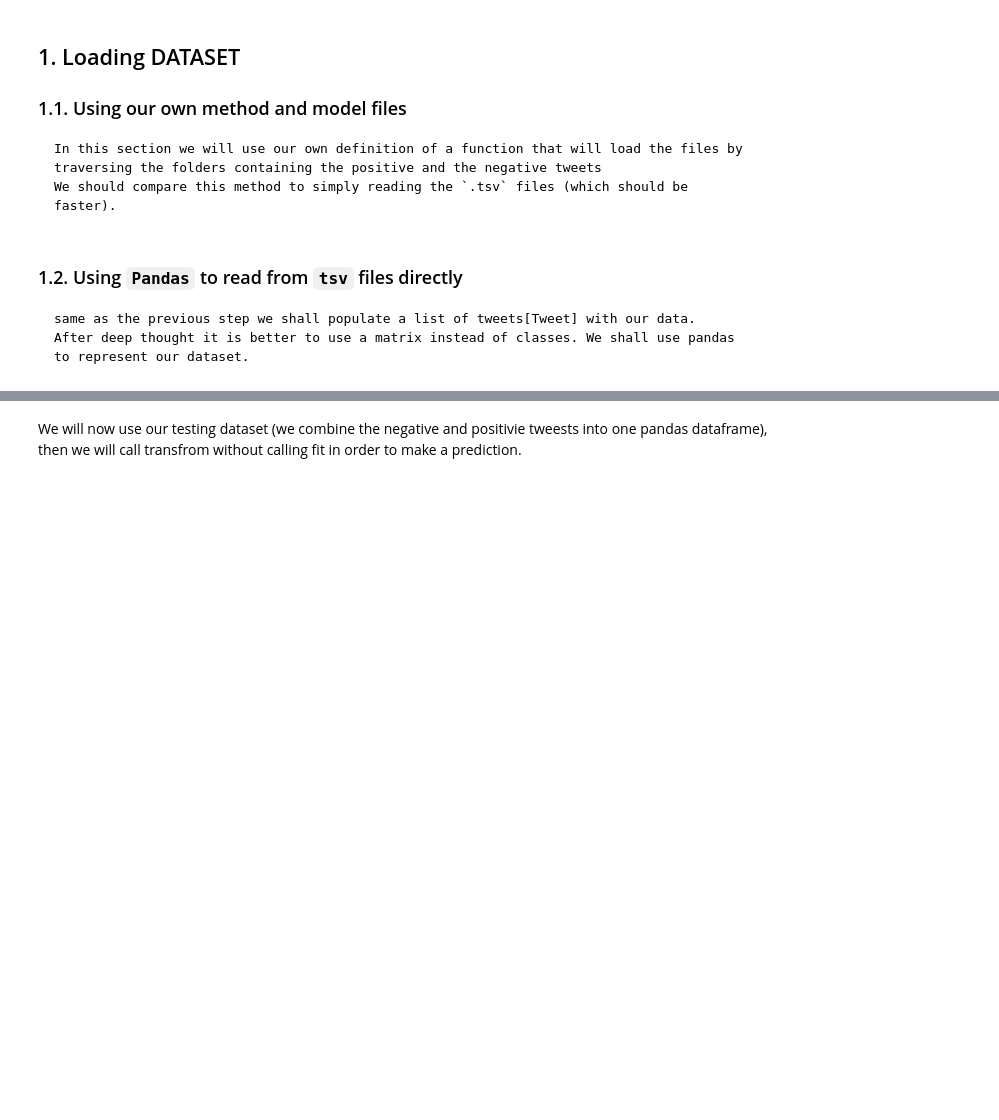
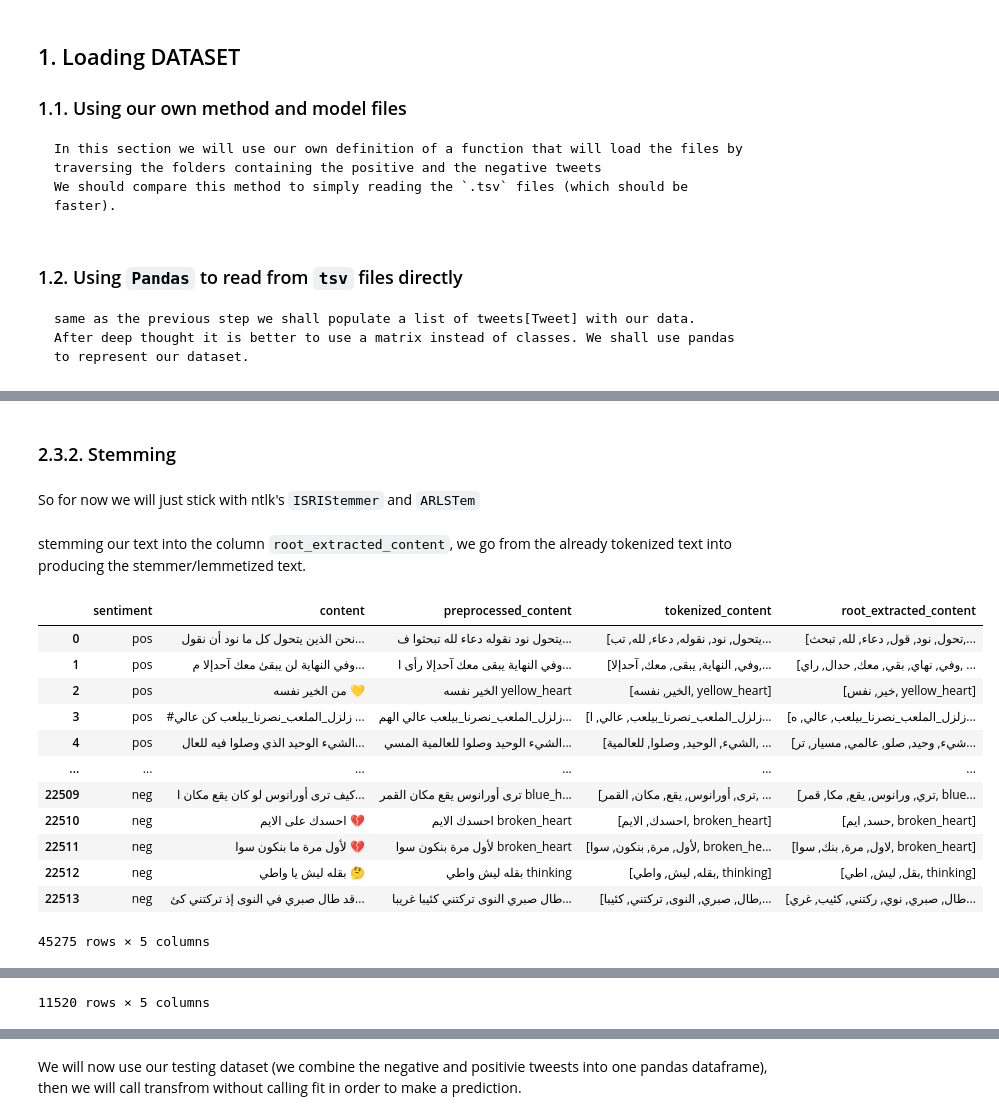
Before and after one commit to fayssalElAnsari/tatia-project, a Jupyter notebook: kaggle_notebook.ipynb, the cells around one changed output, grey strips where cells are left out. Drawn from its saved outputs; the diff is of its cells as text; code cells hidden in the pictures; blank space fills up the shorter version.

```diff
--- a/kaggle_notebook.ipynb
+++ b/kaggle_notebook.ipynb
@@ -296,0 +309,14 @@ X_train_counts.shape
+# %%
+X_train['preprocessed_content'] = X_train.content.apply(remove_stop_words)
+# X_train.content = X_train.preprocessed_content.apply(remove_emojis)
+X_train.preprocessed_content = X_train.preprocessed_content.apply(decode_emojis)
+X_train.preprocessed_content = X_train.preprocessed_content.apply(remove_punctuation)
+X_train.preprocessed_content = X_train.preprocessed_content.apply(remove_diactrics)
+display(X_train)
+
+X_test['preprocessed_content'] = X_test.content.apply(remove_stop_words)
+# X_test.content = X_test.preprocessed_content.apply(remove_emojis)
+X_test.preprocessed_content = X_test.preprocessed_content.apply(decode_emojis)
+X_test.preprocessed_content = X_test.preprocessed_content.apply(remove_punctuation)
+X_test.preprocessed_content = X_test.preprocessed_content.apply(remove_diactrics)
+display(X_test)
@@ -296,0 +404,4 @@ X_train_counts.shape
+# %% [markdown]
+### 2.3.2. Stemming
+# %% [markdown]
+So for now we will just stick with ntlk's `ISRIStemmer` and `ARLSTem`
@@ -296,0 +420,22 @@ X_train_counts.shape
+# %% [markdown]
+stemming our text into the column `root_extracted_content`, we go from the already tokenized text into producing the stemmer/lemmetized text.
+# %%
+X_train['root_extracted_content'] = X_train.tokenized_content.apply(stem)
+display(X_train)
+
+X_test['root_extracted_content'] = X_test.tokenized_content.apply(stem)
+display(X_test)
+# %% [output]
+|  | sentiment | content | preprocessed_content | tokenized_content | root_extracted_content |
+| 0 | pos | نحن الذين يتحول كل ما نود أن نقول... | يتحول نود نقوله دعاء لله تبحثوا ف... | [يتحول, نود, نقوله, دعاء, لله, تب... | [تحول, نود, قول, دعاء, لله, تبحث,... |
+| 1 | pos | وفي النهاية لن يبقىٰ معك آحدإلا م... | وفي النهاية يبقى معك آحدإلا رأى ا... | [وفي, النهاية, يبقى, معك, آحدإلا,... | [وفي, نهاي, بقي, معك, حدال, راي, ... |
+| 2 | pos | من الخير نفسه 💛 | الخير نفسه yellow_heart | [الخير, نفسه, yellow_heart] | [خير, نفس, yellow_heart] |
+| 3 | pos | #زلزل_الملعب_نصرنا_بيلعب كن عالي ... | زلزل_الملعب_نصرنا_بيلعب عالي الهم... | [زلزل_الملعب_نصرنا_بيلعب, عالي, ا... | [زلزل_الملعب_نصرنا_بيلعب, عالي, ه... |
+| 4 | pos | الشيء الوحيد الذي وصلوا فيه للعال... | الشيء الوحيد وصلوا للعالمية المسي... | [الشيء, الوحيد, وصلوا, للعالمية, ... | [شيء, وحيد, صلو, عالمي, مسيار, تر... |
+| ... | ... | ... | ... | ... | ... |
+| 22509 | neg | كيف ترى أورانوس لو كان يقع مكان ا... | ترى أورانوس يقع مكان القمر blue_h... | [ترى, أورانوس, يقع, مكان, القمر, ... | [تري, ورانوس, يقع, مكا, قمر, blue... |
+| 22510 | neg | احسدك على الايم 💔 | احسدك الايم broken_heart | [احسدك, الايم, broken_heart] | [حسد, ايم, broken_heart] |
+| 22511 | neg | لأول مرة ما بنكون سوا 💔 | لأول مرة بنكون سوا broken_heart | [لأول, مرة, بنكون, سوا, broken_he... | [لاول, مرة, بنك, سوا, broken_heart] |
+| 22512 | neg | بقله ليش يا واطي 🤔 | بقله ليش واطي thinking | [بقله, ليش, واطي, thinking] | [بقل, ليش, اطي, thinking] |
+| 22513 | neg | قد طال صبري في النوى إذ تركتني كئ... | طال صبري النوى تركتني كئيبا غريبا... | [طال, صبري, النوى, تركتني, كئيبا,... | [طال, صبري, نوي, ركتني, كئيب, غري... |
+45275 rows × 5 columns
@@ -296,0 +454 @@ X_train_counts.shape
+11520 rows × 5 columns
```
Also changed, not shown: parts of 37 cells of this notebook.
